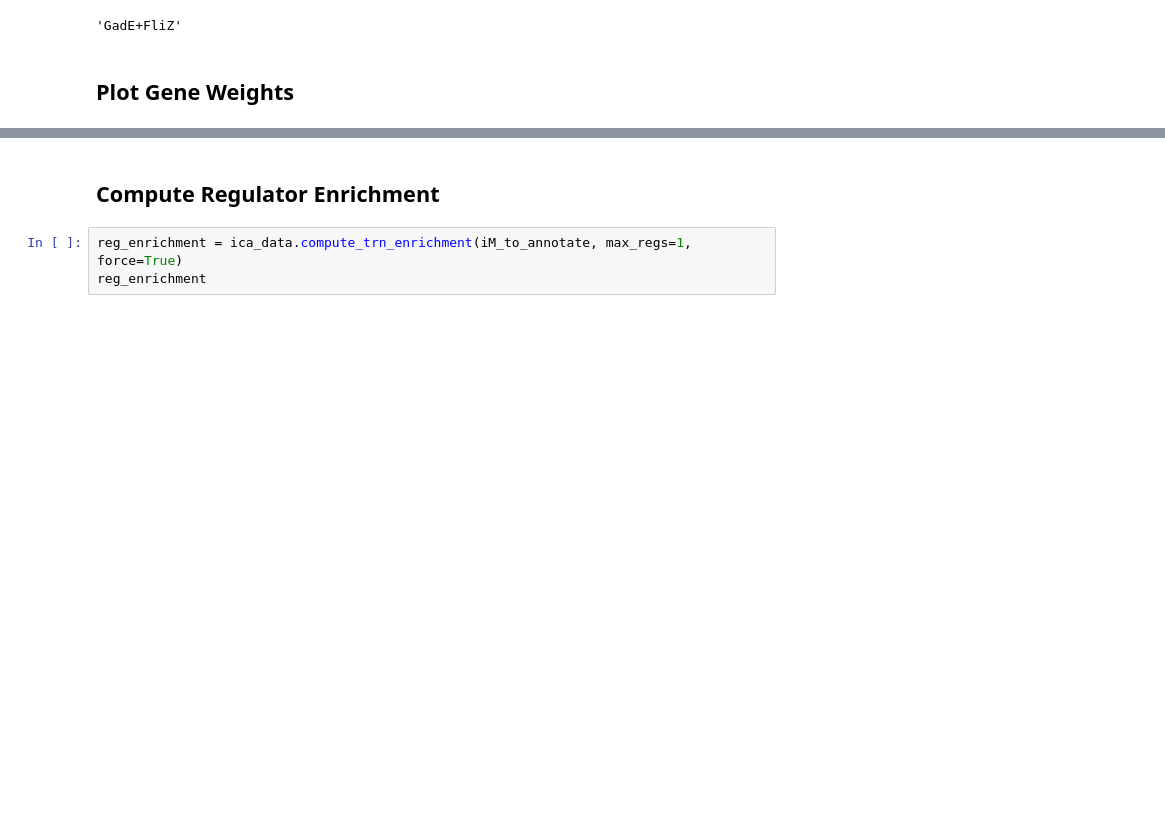
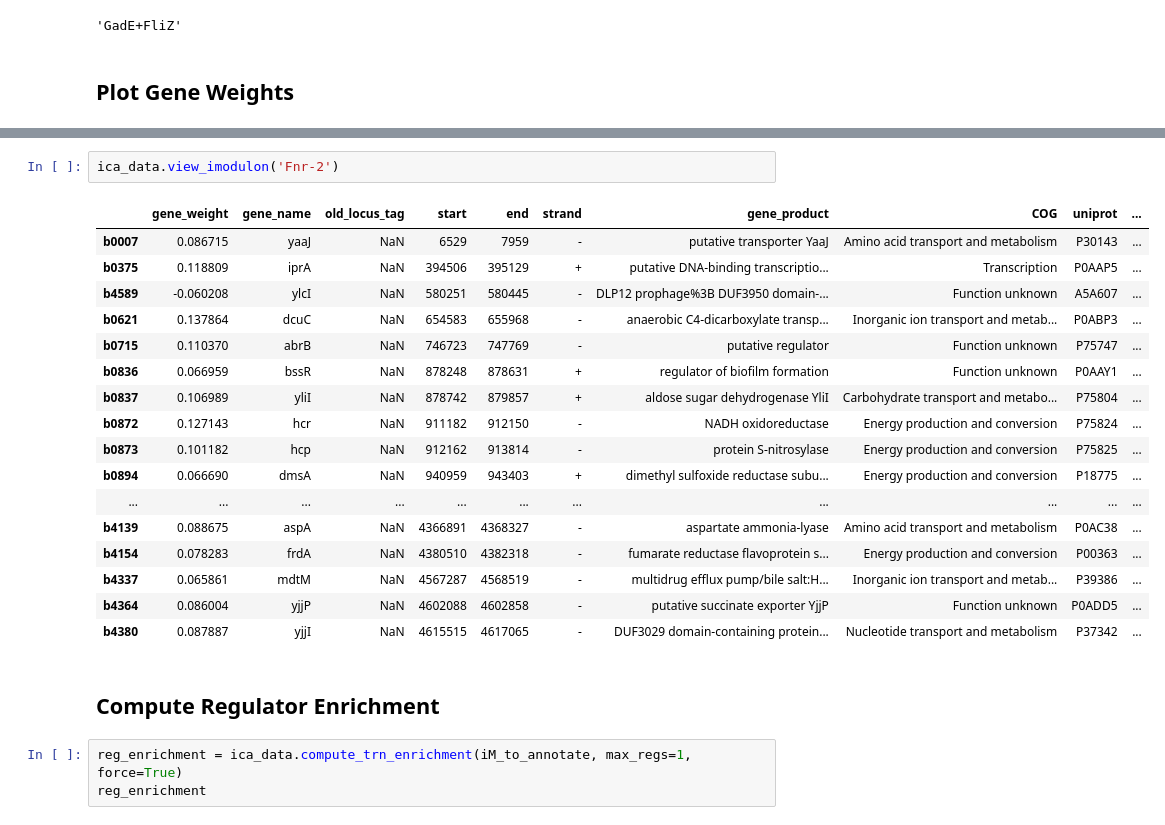
Before and after one commit to SBRG/precise2, a Jupyter notebook: notebooks/manual_imodulon_annotation.ipynb, the cells around one changed output, grey strips where cells are left out. Drawn from its saved outputs; the diff is of its cells as text; blank space fills up the shorter version.

```diff
--- a/notebooks/manual_imodulon_annotation.ipynb
+++ b/notebooks/manual_imodulon_annotation.ipynb
@@ -30,3 +30,23 @@ plot_gene_weights(ica_data,iM_to_annotate, adjust_labels=False)
+# %%
+ica_data.view_imodulon('Fnr-2')
+# %% [output]
+|  | gene_weight | gene_name | old_locus_tag | start | end | strand | gene_product | COG | uniprot | ... |
+| b0007 | 0.086715 | yaaJ | NaN | 6529 | 7959 | - | putative transporter YaaJ | Amino acid transport and metabolism | P30143 | ... |
+| b0375 | 0.118809 | iprA | NaN | 394506 | 395129 | + | putative DNA-binding transcriptio... | Transcription | P0AAP5 | ... |
+| b4589 | -0.060208 | ylcI | NaN | 580251 | 580445 | - | DLP12 prophage%3B DUF3950 domain-... | Function unknown | A5A607 | ... |
+| b0621 | 0.137864 | dcuC | NaN | 654583 | 655968 | - | anaerobic C4-dicarboxylate transp... | Inorganic ion transport and metab... | P0ABP3 | ... |
+| b0715 | 0.110370 | abrB | NaN | 746723 | 747769 | - | putative regulator | Function unknown | P75747 | ... |
+| b0836 | 0.066959 | bssR | NaN | 878248 | 878631 | + | regulator of biofilm formation | Function unknown | P0AAY1 | ... |
+| b0837 | 0.106989 | yliI | NaN | 878742 | 879857 | + | aldose sugar dehydrogenase YliI | Carbohydrate transport and metabo... | P75804 | ... |
+| b0872 | 0.127143 | hcr | NaN | 911182 | 912150 | - | NADH oxidoreductase | Energy production and conversion | P75824 | ... |
+| b0873 | 0.101182 | hcp | NaN | 912162 | 913814 | - | protein S-nitrosylase | Energy production and conversion | P75825 | ... |
+| b0894 | 0.066690 | dmsA | NaN | 940959 | 943403 | + | dimethyl sulfoxide reductase subu... | Energy production and conversion | P18775 | ... |
+| ... | ... | ... | ... | ... | ... | ... | ... | ... | ... | ... |
+| b4139 | 0.088675 | aspA | NaN | 4366891 | 4368327 | - | aspartate ammonia-lyase | Amino acid transport and metabolism | P0AC38 | ... |
+| b4154 | 0.078283 | frdA | NaN | 4380510 | 4382318 | - | fumarate reductase flavoprotein s... | Energy production and conversion | P00363 | ... |
+| b4337 | 0.065861 | mdtM | NaN | 4567287 | 4568519 | - | multidrug efflux pump/bile salt:H... | Inorganic ion transport and metab... | P39386 | ... |
+| b4364 | 0.086004 | yjjP | NaN | 4602088 | 4602858 | - | putative succinate exporter YjjP | Function unknown | P0ADD5 | ... |
+| b4380 | 0.087887 | yjjI | NaN | 4615515 | 4617065 | - | DUF3029 domain-containing protein... | Nucleotide transport and metabolism | P37342 | ... |
 # %% [markdown]
 ## Compute Regulator Enrichment
 # %%
```
Also changed, not shown: parts of 1 cell of this notebook, 8 other files.
